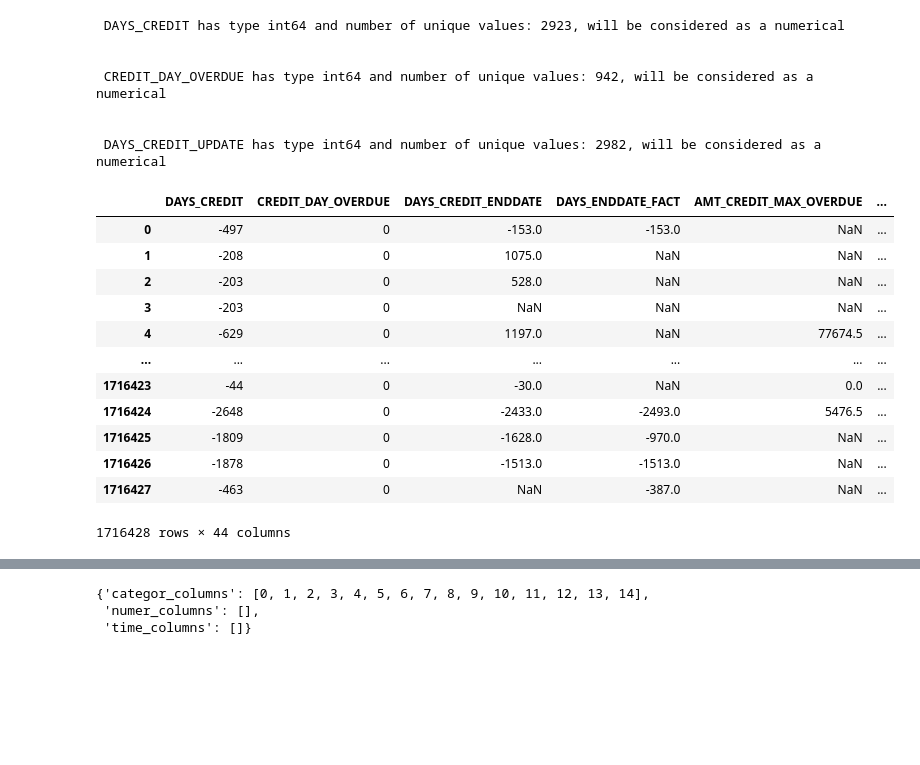
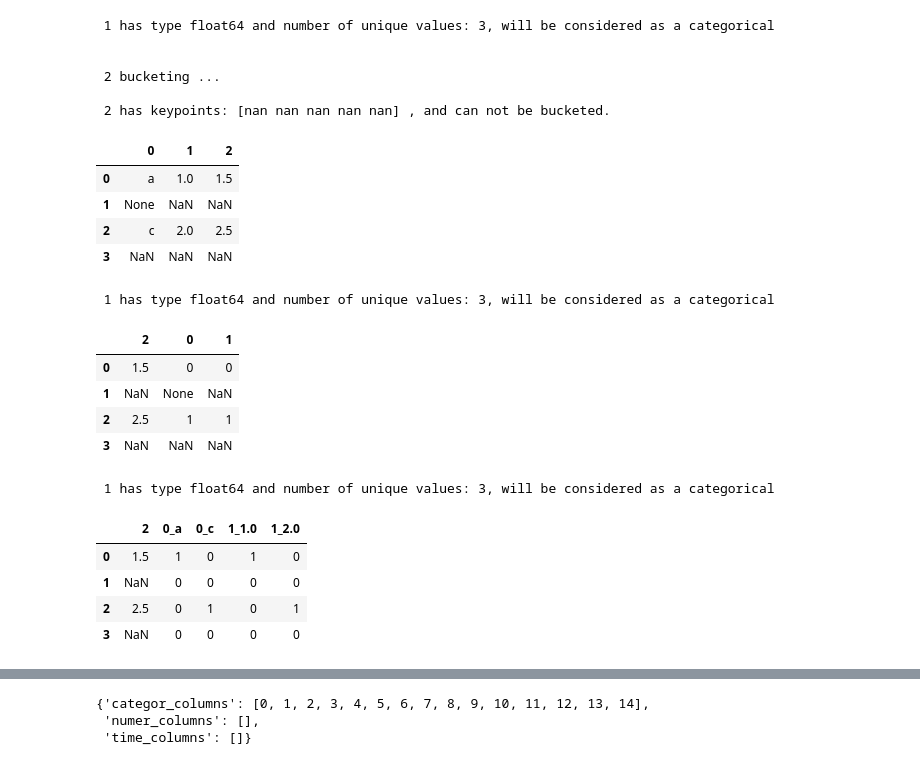
Before and after one commit to Dezzmanster/AML_Risk, a Jupyter notebook: preprocessor/example.ipynb, the cells around one changed output, grey strips where cells are left out. Saved outputs shown, nothing was run; the diff lists cells and outputs as text; code cells hidden in the pictures; blank space fills up the shorter version.

```diff
--- a/preprocessor/example.ipynb
+++ b/preprocessor/example.ipynb
@@ -214,0 +102,8 @@ X
+# %%
+X = pd.DataFrame([
+              ['a', 1, 1.5],
+              [None, None, None],
+              ['c', 2, 2.5],
+              [np.nan, np.nan, np.nan]
+              ])
+X
@@ -242,23 +122,36 @@ fencoding.initialize_types(X)
+# %%
+XX = fencoding.bucket_numerical(X, n_bins=5, columns_to_buck = 'all_numerical',
+                         drop_current = False)
+XX
+# %% [output]
+ 1 has type float64 and number of unique values: 3, will be considered as a categorical
+
+
+ 2 bucketing ...
+
+ 2 has keypoints: [nan nan nan nan nan] , and can not be bucketed.
+|  | 0 | 1 | 2 |
+| 0 | a | 1.0 | 1.5 |
+| 1 | None | NaN | NaN |
+| 2 | c | 2.0 | 2.5 |
+| 3 | NaN | NaN | NaN |
+# %%
+XX = fencoding.encode_categor(X, method = 'OrdinalEncoder')
+XX
+# %% [output]
+ 1 has type float64 and number of unique values: 3, will be considered as a categorical
+|  | 2 | 0 | 1 |
+| 0 | 1.5 | 0 | 0 |
+| 1 | NaN | None | NaN |
+| 2 | 2.5 | 1 | 1 |
+| 3 | NaN | NaN | NaN |
 # %%
-fencoding.encode_categor(X, method = 'OneHotEncoder')
+XX = fencoding.encode_categor(X, method = 'OneHotEncoder')
+XX
 # %% [output]
- DAYS_CREDIT has type int64 and number of unique values: 2923, will be considered as a numerical
-
-
- CREDIT_DAY_OVERDUE has type int64 and number of unique values: 942, will be considered as a numerical
-
-
- DAYS_CREDIT_UPDATE has type int64 and number of unique values: 2982, will be considered as a numerical
+ 1 has type float64 and number of unique values: 3, will be considered as a categorical
-|  | DAYS_CREDIT | CREDIT_DAY_OVERDUE | DAYS_CREDIT_ENDDATE | DAYS_ENDDATE_FACT | AMT_CREDIT_MAX_OVERDUE | ... |
-| 0 | -497 | 0 | -153.0 | -153.0 | NaN | ... |
-| 1 | -208 | 0 | 1075.0 | NaN | NaN | ... |
-| 2 | -203 | 0 | 528.0 | NaN | NaN | ... |
-| 3 | -203 | 0 | NaN | NaN | NaN | ... |
-| 4 | -629 | 0 | 1197.0 | NaN | 77674.5 | ... |
-| ... | ... | ... | ... | ... | ... | ... |
-| 1716423 | -44 | 0 | -30.0 | NaN | 0.0 | ... |
-| 1716424 | -2648 | 0 | -2433.0 | -2493.0 | 5476.5 | ... |
-| 1716425 | -1809 | 0 | -1628.0 | -970.0 | NaN | ... |
-| 1716426 | -1878 | 0 | -1513.0 | -1513.0 | NaN | ... |
-| 1716427 | -463 | 0 | NaN | -387.0 | NaN | ... |
+|  | 2 | 0_a | 0_c | 1_1.0 | 1_2.0 |
+| 0 | 1.5 | 1 | 0 | 1 | 0 |
+| 1 | NaN | 0 | 0 | 0 | 0 |
+| 2 | 2.5 | 0 | 1 | 0 | 1 |
+| 3 | NaN | 0 | 0 | 0 | 0 |
-1716428 rows × 44 columns
```
Also changed, not shown: parts of 40 cells of this notebook, 2 other files.
